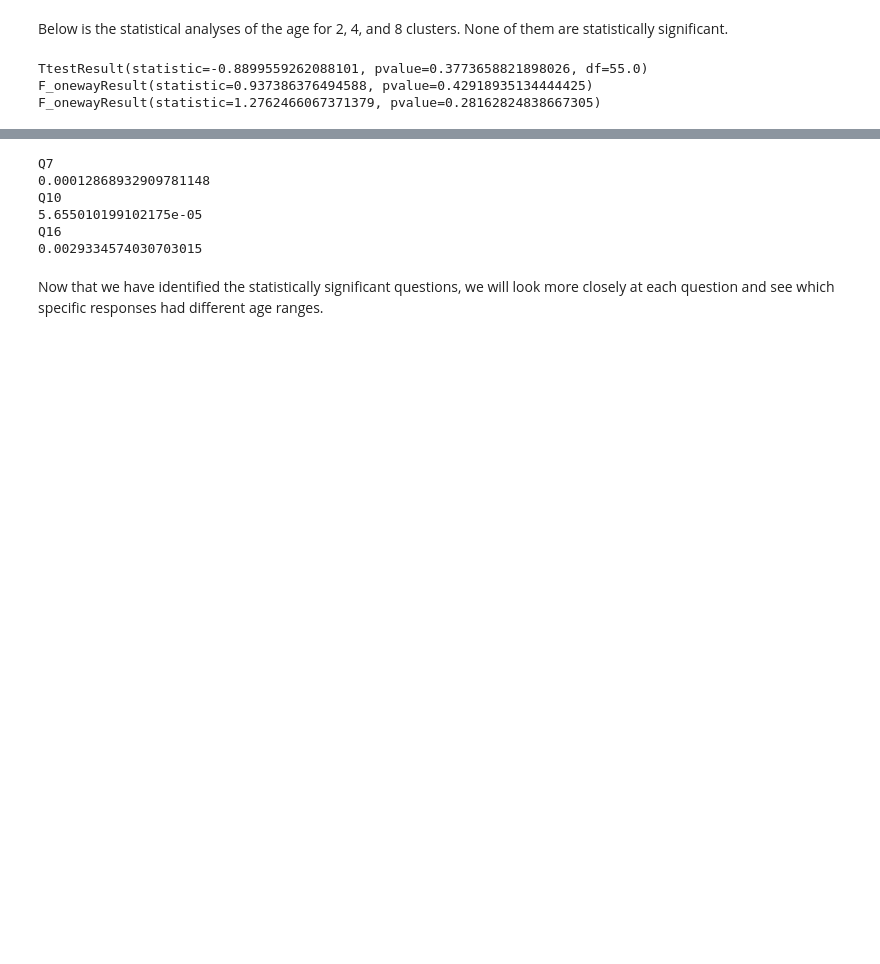
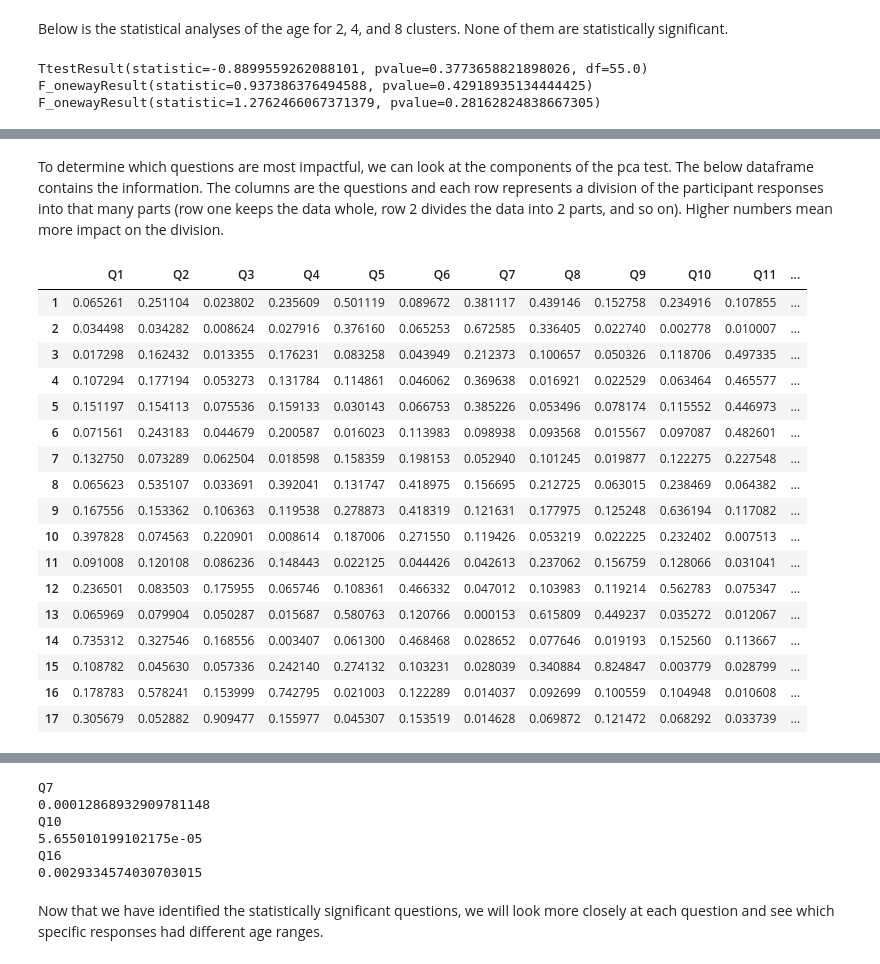
Before and after one commit to zstephe/zstephe.github.io, a Jupyter notebook: honorifics/clustering.ipynb, the cells around one changed output, grey strips where cells are left out. Saved outputs shown, nothing was run; the diff lists cells and outputs as text; code cells hidden in the pictures; blank space fills up the shorter version.

```diff
--- a/honorifics/clustering.ipynb
+++ b/honorifics/clustering.ipynb
@@ -146,0 +231,25 @@ F_onewayResult(statistic=1.2762466067371379, pvalue=0.28162824838667305)
+# %% [markdown]
+To determine which questions are most impactful, we can look at the components of the pca test. The below dataframe contains the information. The columns are the questions and each row represents a division of the participant responses into that many parts (row one keeps the data whole, row 2 divides the data into 2 parts, and so on). Higher numbers mean more impact on the division.
+# %%
+componentImportance = pd.DataFrame(pca.components_,columns=questions.drop('Age',axis=1).columns).abs()
+componentImportance.index += 1
+componentImportance
+# %% [output]
+|  | Q1 | Q2 | Q3 | Q4 | Q5 | Q6 | Q7 | Q8 | Q9 | Q10 | Q11 | ... |
+| 1 | 0.065261 | 0.251104 | 0.023802 | 0.235609 | 0.501119 | 0.089672 | 0.381117 | 0.439146 | 0.152758 | 0.234916 | 0.107855 | ... |
+| 2 | 0.034498 | 0.034282 | 0.008624 | 0.027916 | 0.376160 | 0.065253 | 0.672585 | 0.336405 | 0.022740 | 0.002778 | 0.010007 | ... |
+| 3 | 0.017298 | 0.162432 | 0.013355 | 0.176231 | 0.083258 | 0.043949 | 0.212373 | 0.100657 | 0.050326 | 0.118706 | 0.497335 | ... |
+| 4 | 0.107294 | 0.177194 | 0.053273 | 0.131784 | 0.114861 | 0.046062 | 0.369638 | 0.016921 | 0.022529 | 0.063464 | 0.465577 | ... |
+| 5 | 0.151197 | 0.154113 | 0.075536 | 0.159133 | 0.030143 | 0.066753 | 0.385226 | 0.053496 | 0.078174 | 0.115552 | 0.446973 | ... |
+| 6 | 0.071561 | 0.243183 | 0.044679 | 0.200587 | 0.016023 | 0.113983 | 0.098938 | 0.093568 | 0.015567 | 0.097087 | 0.482601 | ... |
+| 7 | 0.132750 | 0.073289 | 0.062504 | 0.018598 | 0.158359 | 0.198153 | 0.052940 | 0.101245 | 0.019877 | 0.122275 | 0.227548 | ... |
+| 8 | 0.065623 | 0.535107 | 0.033691 | 0.392041 | 0.131747 | 0.418975 | 0.156695 | 0.212725 | 0.063015 | 0.238469 | 0.064382 | ... |
+| 9 | 0.167556 | 0.153362 | 0.106363 | 0.119538 | 0.278873 | 0.418319 | 0.121631 | 0.177975 | 0.125248 | 0.636194 | 0.117082 | ... |
+| 10 | 0.397828 | 0.074563 | 0.220901 | 0.008614 | 0.187006 | 0.271550 | 0.119426 | 0.053219 | 0.022225 | 0.232402 | 0.007513 | ... |
+| 11 | 0.091008 | 0.120108 | 0.086236 | 0.148443 | 0.022125 | 0.044426 | 0.042613 | 0.237062 | 0.156759 | 0.128066 | 0.031041 | ... |
+| 12 | 0.236501 | 0.083503 | 0.175955 | 0.065746 | 0.108361 | 0.466332 | 0.047012 | 0.103983 | 0.119214 | 0.562783 | 0.075347 | ... |
+| 13 | 0.065969 | 0.079904 | 0.050287 | 0.015687 | 0.580763 | 0.120766 | 0.000153 | 0.615809 | 0.449237 | 0.035272 | 0.012067 | ... |
+| 14 | 0.735312 | 0.327546 | 0.168556 | 0.003407 | 0.061300 | 0.468468 | 0.028652 | 0.077646 | 0.019193 | 0.152560 | 0.113667 | ... |
+| 15 | 0.108782 | 0.045630 | 0.057336 | 0.242140 | 0.274132 | 0.103231 | 0.028039 | 0.340884 | 0.824847 | 0.003779 | 0.028799 | ... |
+| 16 | 0.178783 | 0.578241 | 0.153999 | 0.742795 | 0.021003 | 0.122289 | 0.014037 | 0.092699 | 0.100559 | 0.104948 | 0.010608 | ... |
+| 17 | 0.305679 | 0.052882 | 0.909477 | 0.155977 | 0.045307 | 0.153519 | 0.014628 | 0.069872 | 0.121472 | 0.068292 | 0.033739 | ... |
```
Also changed, not shown: parts of 31 cells of this notebook, 10 other files.
